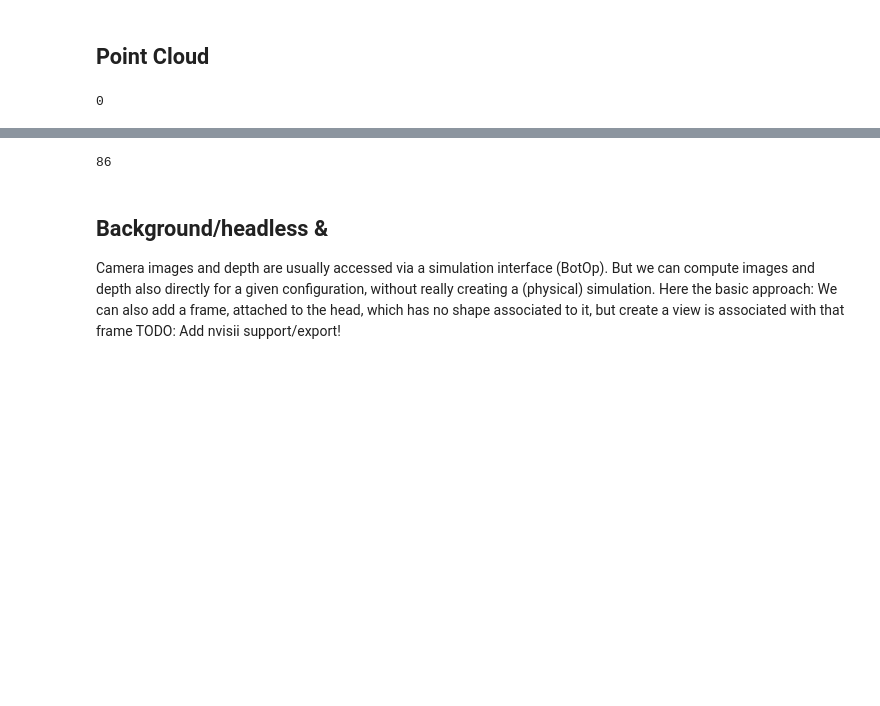
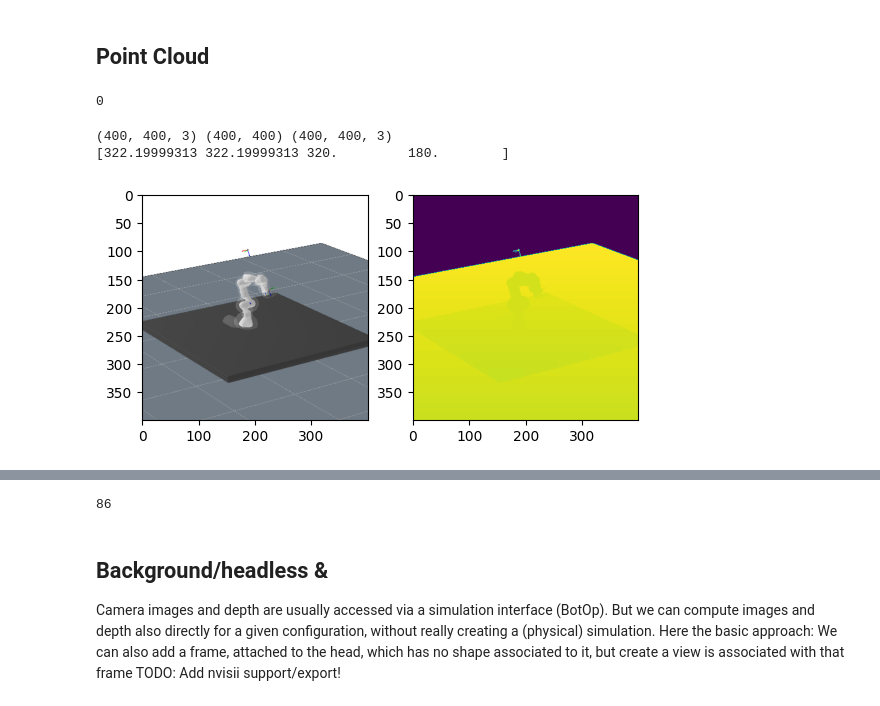
Before and after one commit to MarcToussaint/rai-tutorials, a Jupyter notebook: rendering.ipynb, the cells around one changed output, grey strips where cells are left out. Drawn from its saved outputs; the diff is of its cells as text; code cells hidden in the pictures; blank space fills up the shorter version.

```diff
--- a/rendering.ipynb
+++ b/rendering.ipynb
@@ -100,7 +86,24 @@ C.view()
 # %% [output]
 0
 # %%
-C.view_setCamera(C.getFrame('cameraWrist'))
+C.view_setCamera(C.getFrame('cameraTop'))
+C.view()
+rgb = C.view_getRgb()
 depth = C.view_getDepth()
 pcl = ry.depthImage2PointCloud(depth, C.view_fxycxy())
+# %%
+print(rgb.shape, depth.shape, pcl.shape)
+print(C.view_fxycxy())
+# %% [output]
+(400, 400, 3) (400, 400) (400, 400, 3)
+[322.19999313 322.19999313 320.         180.        ]
+# %%
+fig = plt.figure()
+fig.add_subplot(1,2,1)
+plt.imshow(rgb)
+fig.add_subplot(1,2,2)
+plt.imshow(depth)
+plt.show()
+# %% [output]
+[figure, added]
 # %%
```
Also changed, not shown: parts of 11 cells of this notebook.
